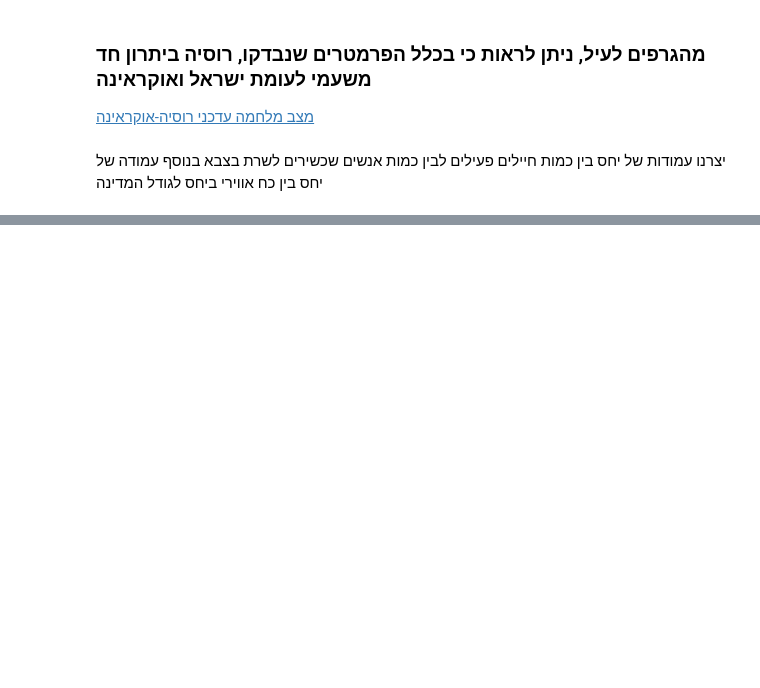
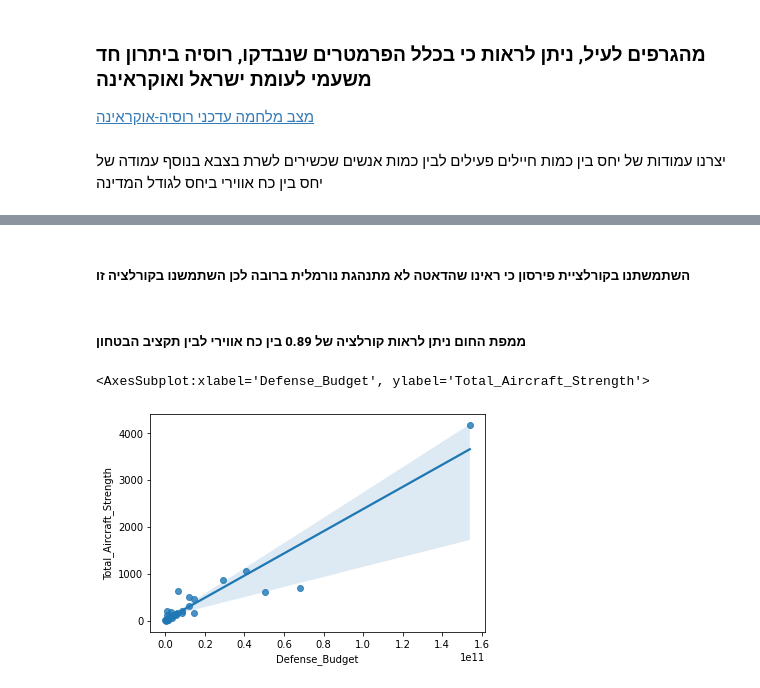
Before and after one commit to mayas9/army-project, a Jupyter notebook: project.ipynb, the cells around one changed output, grey strips where cells are left out. Cells and saved outputs as stored; diff of their text form; code cells hidden in the pictures; blank space fills up the shorter version.

```diff
--- a/project.ipynb
+++ b/project.ipynb
@@ -208,0 +161,9 @@ sns.stripplot(x='Waterways_(usable)', y='Submarines', data=army,jitter=0.001)
+# %% [markdown]
+##### <div dir="rtl">השתמשתנו בקורלציית פירסון כי ראינו שהדאטה לא מתנהגת נורמלית ברובה לכן השתמשנו בקורלציה זו
+# %% [markdown]
+##### <div dir="rtl">ממפת החום ניתן לראות קורלציה של 0.89 בין כח אווירי לבין תקציב הבטחון
+# %%
+sns.regplot(data= army[army.Mainland == 'Europe'] , x= 'Defense_Budget', y= 'Total_Aircraft_Strength')
+# %% [output]
+<AxesSubplot:xlabel='Defense_Budget', ylabel='Total_Aircraft_Strength'>
+[figure, added]
```
Also changed, not shown: parts of 42 cells of this notebook.
